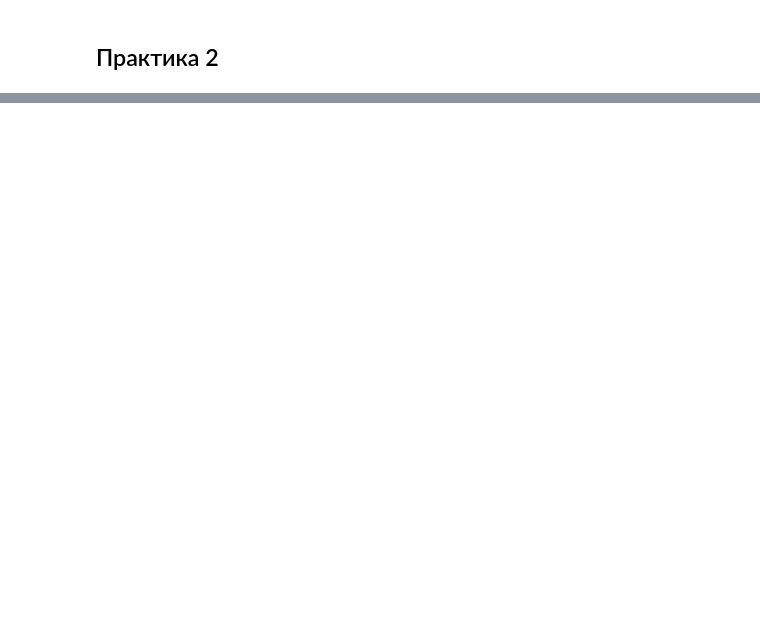
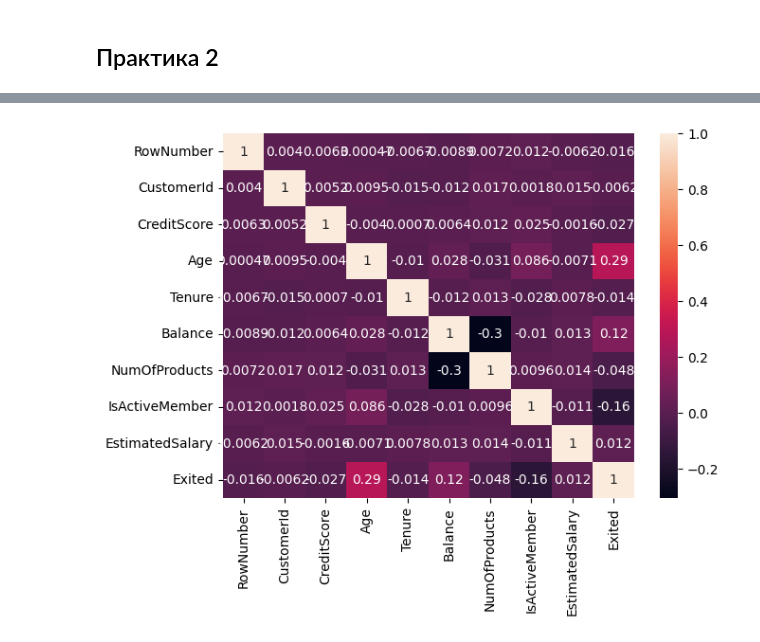
Before and after one commit to QS1lE/ml_data.mining, a Jupyter notebook: practice/practice 2.ipynb, the cells around one changed output, grey strips where cells are left out. Saved outputs shown, nothing was run; the diff lists cells and outputs as text; code cells hidden in the pictures; blank space fills up the shorter version.

```diff
--- a/practice/practice 2.ipynb
+++ b/practice/practice 2.ipynb
@@ -22,0 +189,10 @@ from sklearn.svm import SVC
+# %%
+# Тепловая карта
+# Построение тепловой карты для проверки корреляции.
+# dataset.corr() используется для поиска попарной корреляции всех столбцов в кадре данных.
+
+plt.figure(figsize=(7,5))
+sns.heatmap(df.corr(numeric_only = True), annot=True)
+plt.show()
+# %% [output]
+[figure, added]
```
Also changed, not shown: parts of 35 cells of this notebook.
